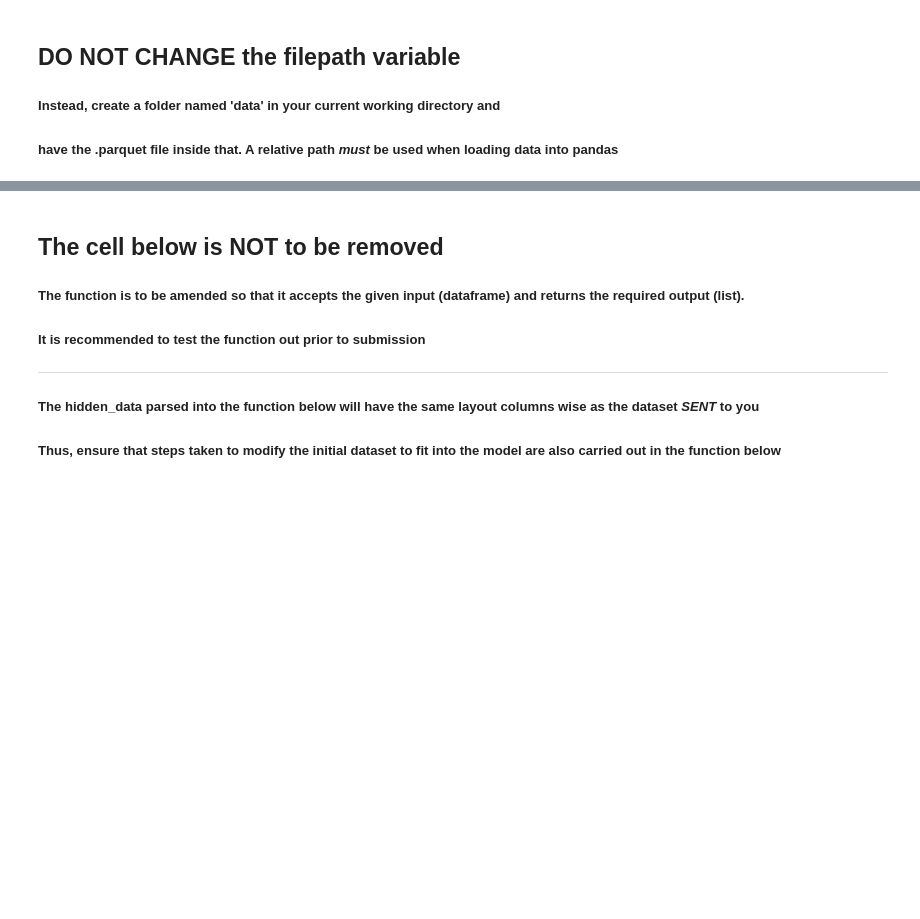
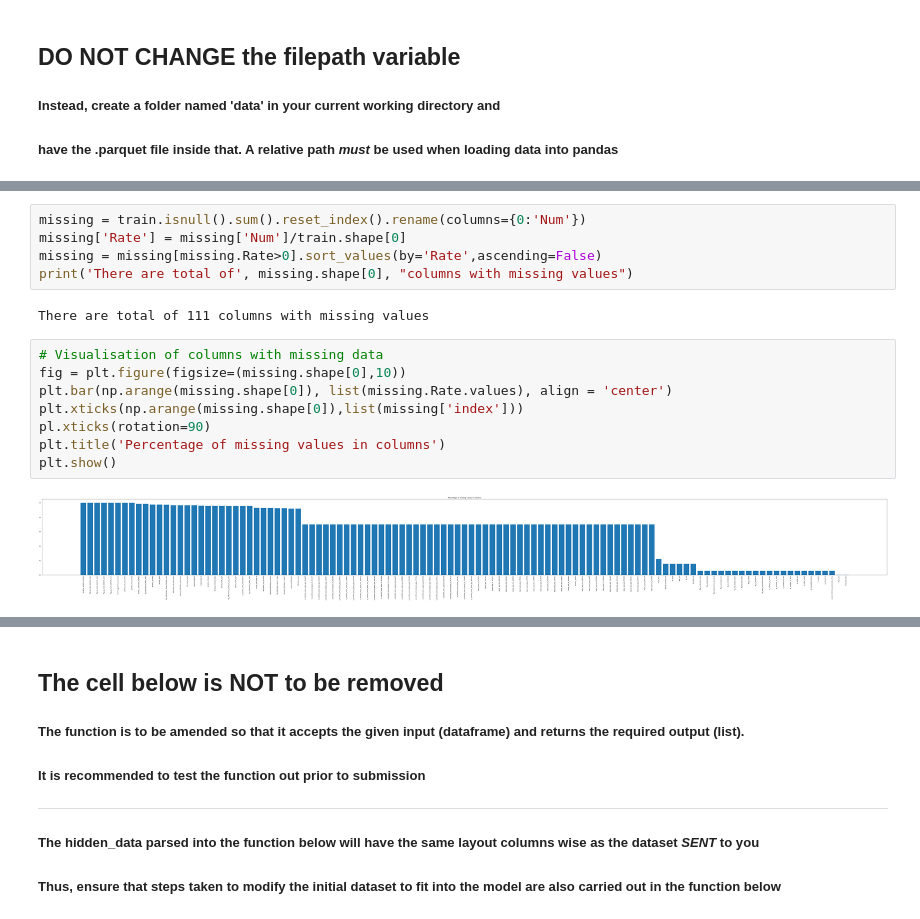
Before and after one commit to Kayannn123/NUS-SDS-Datathon-Singlife-Team153, a Jupyter notebook: NUS_DATATHON_SINGLIFE_NUS 153.ipynb, the cells around one changed output, grey strips where cells are left out. Cells and saved outputs as stored; diff of their text form; blank space fills up the shorter version.

```diff
--- a/NUS_DATATHON_SINGLIFE_NUS 153.ipynb
+++ b/NUS_DATATHON_SINGLIFE_NUS 153.ipynb
@@ -19,0 +121,17 @@ train = pd.read_parquet(filepath, engine='pyarrow')
+# %%
+missing = train.isnull().sum().reset_index().rename(columns={0:'Num'})
+missing['Rate'] = missing['Num']/train.shape[0]
+missing = missing[missing.Rate>0].sort_values(by='Rate',ascending=False)
+print('There are total of', missing.shape[0], "columns with missing values")
+# %% [output]
+There are total of 111 columns with missing values
+# %%
+# Visualisation of columns with missing data
+fig = plt.figure(figsize=(missing.shape[0],10))
+plt.bar(np.arange(missing.shape[0]), list(missing.Rate.values), align = 'center')
+plt.xticks(np.arange(missing.shape[0]),list(missing['index']))
+pl.xticks(rotation=90)
+plt.title('Percentage of missing values in columns')
+plt.show()
+# %% [output]
+[figure, added]
```
Also changed, not shown: parts of 200 cells of this notebook.
